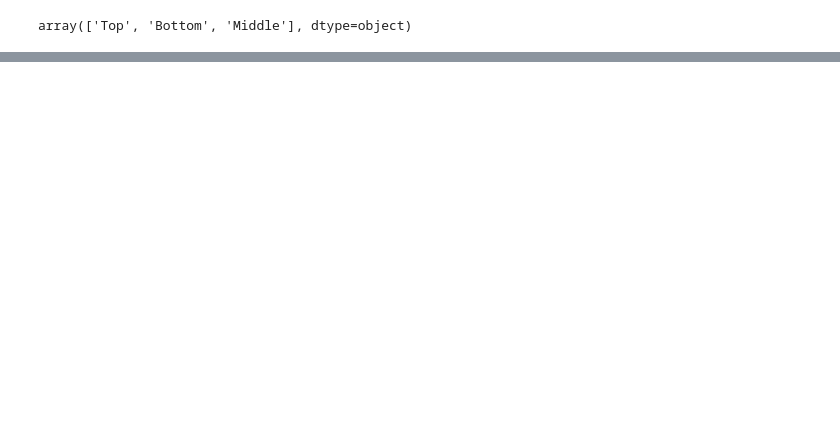
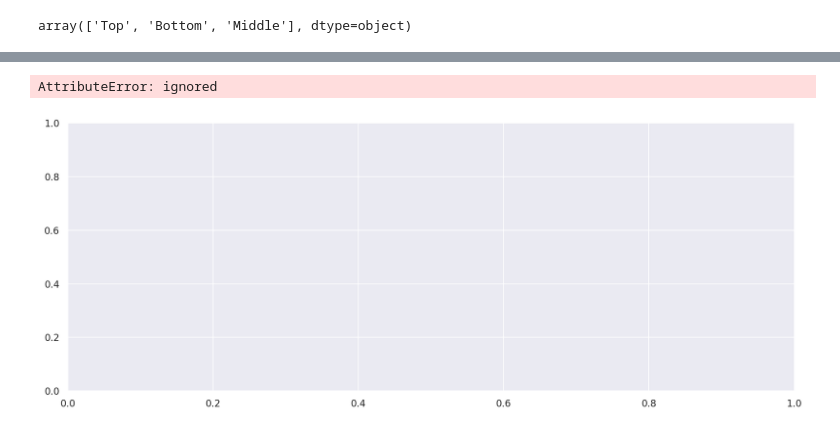
Before and after one commit to ekaratnida/DADS5001-Data-Analytics-and-Data-Science-Tools-and-Programming, a Jupyter notebook: 09_Plotly/Week9_PK.ipynb, the cells around one changed output, grey strips where cells are left out. Cells and saved outputs as stored; diff of their text form; code cells hidden in the pictures; blank space fills up the shorter version.

```diff
--- a/09_Plotly/Week9_PK.ipynb
+++ b/09_Plotly/Week9_PK.ipynb
@@ -103,6 +75,21 @@ fig = px.histogram(df,
 fig.show()
 # %% [output]
 [interactive output not drawn]
+# %%
+sns.set(rc={'figure.dpi':150})
+sns.displot( kind='hist',
+             data=df,
+             x='sugars',
+             y='rating',
+             hue='mfr',
+             multiple='dodge',  # Approach to resolving multiple elements
+                                # {'layer', 'dodge', 'stack', 'fill'} (default:'layer')
+             height=5, aspect=2.5,
+             alpha=0.6,
+          )
+# %% [output]
+AttributeError: ignored
+[figure, added]
 # %%
 fig = px.scatter(df,
                 x='sugars',
```
Also changed, not shown: parts of 20 cells of this notebook.
